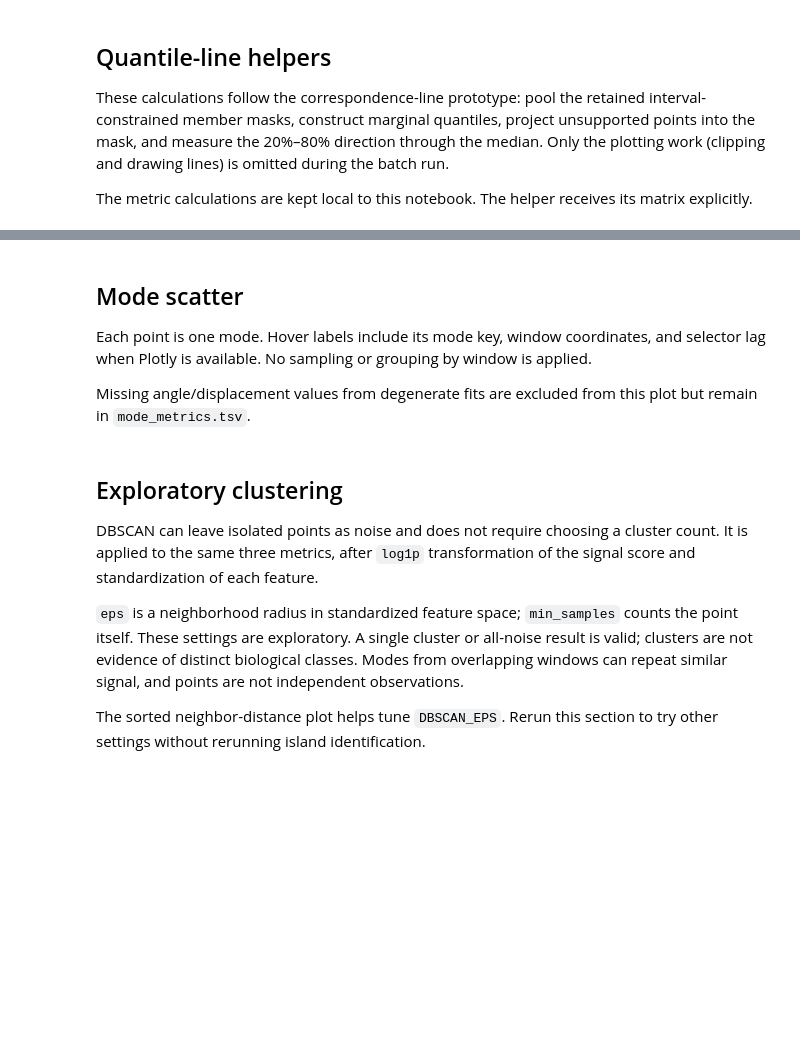
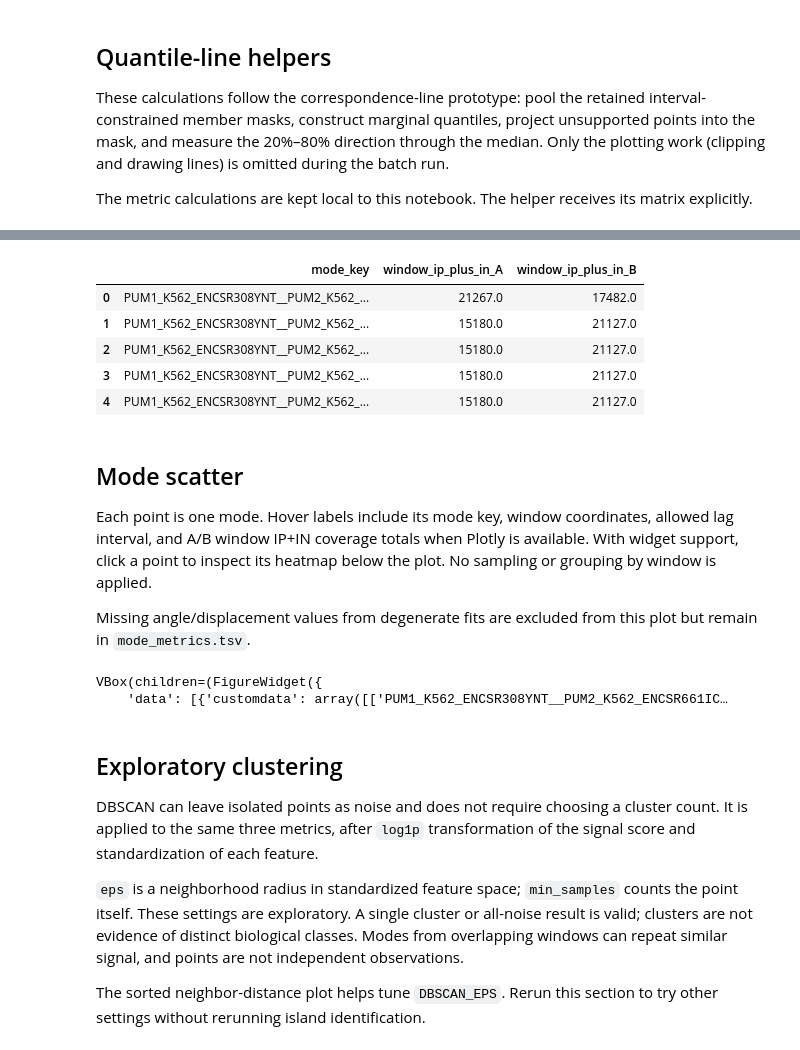
Before and after one commit to Raif-fl/plip_plop, a Jupyter notebook: matrix_correspondance/mode_landscape.ipynb, the cells around one changed output, grey strips where cells are left out. Drawn from its saved outputs; the diff is of its cells as text; code cells hidden in the pictures; blank space fills up the shorter version.

```diff
--- a/matrix_correspondance/mode_landscape.ipynb
+++ b/matrix_correspondance/mode_landscape.ipynb
@@ -68,6 +69,7 @@ QUANTILE_PARAMETERS = dict(n_points=128, signal_influence=1.0, signal_power=1.0,
 ANGLE_QUANTILES = (0.20, 0.80)
 
 PILOT_WINDOWS = 20
+N_WORKERS = 8
 CHECKPOINT_WINDOWS = 100
 CHECKPOINT_SECONDS = 30
 STOP_ON_ERROR = True
@@ -595,0 +601,35 @@ plt.show()
+# %%
+COUNT_COLUMNS = ["window_ip_A", "window_in_A", "window_ip_B", "window_in_B",
+                 "window_ip_plus_in_A", "window_ip_plus_in_B"]
+
+# Sum unnormalized coverage across positions and replicates.
+window_counts = window_metadata[["comparison_key", "window_idx"]].copy()
+indices = window_counts["window_idx"].to_numpy(dtype=int)
+for side in ("A", "B"):
+    for group in ("ip", "in"):
+        window_counts[f"window_{group}_{side}"] = raw_arrays[f"{group}_{side}"].sum(axis=(1, 2), dtype=float)[indices]
+    window_counts[f"window_ip_plus_in_{side}"] = window_counts[f"window_ip_{side}"] + window_counts[f"window_in_{side}"]
+
+def add_window_counts(table):
+    """Attach coverage totals by comparison and original window index."""
+    keys = ["comparison_key", "window_idx"]
+    lookup = window_counts.set_index(keys)
+    requested = pd.MultiIndex.from_frame(table[keys])
+    if not requested.isin(lookup.index).all():
+        raise ValueError("The table contains windows outside the loaded comparison.")
+    counts = lookup.reindex(requested)
+    result = table.copy()
+    for column in COUNT_COLUMNS:
+        result[column] = counts[column].to_numpy()
+    return result
+
+mode_metrics = add_window_counts(mode_metrics)
+write_tsv(mode_metrics, RUN_DIR / "mode_metrics.tsv")
+display(mode_metrics[["mode_key", "window_ip_plus_in_A", "window_ip_plus_in_B"]].head())
+# %% [output]
+|  | mode_key | window_ip_plus_in_A | window_ip_plus_in_B |
+| 0 | PUM1_K562_ENCSR308YNT__PUM2_K562_... | 21267.0 | 17482.0 |
+| 1 | PUM1_K562_ENCSR308YNT__PUM2_K562_... | 15180.0 | 21127.0 |
+| 2 | PUM1_K562_ENCSR308YNT__PUM2_K562_... | 15180.0 | 21127.0 |
+| 3 | PUM1_K562_ENCSR308YNT__PUM2_K562_... | 15180.0 | 21127.0 |
+| 4 | PUM1_K562_ENCSR308YNT__PUM2_K562_... | 15180.0 | 21127.0 |
@@ -596,7 +749,7 @@ plt.show()
 # %% [markdown]
 ## Mode scatter
 
-Each point is one mode. Hover labels include its mode key, window coordinates, and selector lag when Plotly is available. No sampling or grouping by window is applied.
+Each point is one mode. Hover labels include its mode key, window coordinates, allowed lag interval, and A/B window IP+IN coverage totals when Plotly is available. With widget support, click a point to inspect its heatmap below the plot. No sampling or grouping by window is applied.
 
 Missing angle/displacement values from degenerate fits are excluded from this plot but remain in `mode_metrics.tsv`.
 # %%
@@ -606,6 +759,8 @@ def valid_mode_rows(table):
 
 
 def plot_mode_scatter(table, name, clustered=False):
+    if not {"window_ip_plus_in_A", "window_ip_plus_in_B"}.issubset(table.columns):
+        table = add_window_counts(table)
     plotted = table.loc[valid_mode_rows(table)].copy()
     if plotted.empty:
         print("No finite mode metrics are available to plot.")
@@ -615,20 +770,21 @@ def plot_mode_scatter(table, name, clustered=False):
         plotted["cluster_label"] = plotted["cluster"].map(lambda label: "Noise" if label == -1 else f"Cluster {int(label)}")
 
     labels = dict(angle_deg="Angle offset (degrees)", displacement_nt="Box-relative displacement (nt)",
-                  log1p_signal="log1p(shape-adjusted signal)", cluster_label="DBSCAN")
+                  log1p_signal="log1p(shape-adjusted signal)", cluster_label="DBSCAN",
+                  window_ip_plus_in_A="A IP+IN (coverage sum)", window_ip_plus_in_B="B IP+IN (coverage sum)")
     if px is not None:
         figure = px.scatter_3d(
             plotted, x="angle_deg", y="displacement_nt", z="log1p_signal",
             color="cluster_label" if clustered else None, opacity=0.7,
             color_discrete_map={"Noise": "#a0a0a0"}, labels=labels,
-            hover_name="mode_key", hover_data=["window_idx", "mode_id", "chrom", "start", "end",
-                "strand", "n_islands", "selector_lag_nt", "median_lag_b_minus_a", "total_shape_adjusted_signal"],
+            custom_data=["mode_key"],
+            hover_name="mode_key", hover_data=["window_idx", "window_ip_plus_in_A", "window_ip_plus_in_B"],
             title="Modes across one comparison" + (" — DBSCAN" if clustered else "")
         )
         figure.update_traces(marker_size=3)
         figure.update_layout(height=720)
         figure.write_html(RUN_DIR / f"{name}.html", include_plotlyjs=True)
-        figure.show()
+        figure = display_mode_scatter(figure)
     else:
         figure = plt.figure(figsize=(10, 7))
         axis = figure.add_subplot(111, projection="3d")
@@ -647,3 +803,6 @@ def plot_mode_scatter(table, name, clustered=False):
 
 
 scatter = plot_mode_scatter(mode_metrics, "mode_scatter")
+# %% [output]
+VBox(children=(FigureWidget({
+    'data': [{'customdata': array([['PUM1_K562_ENCSR308YNT__PUM2_K562_ENCSR661IC…
```
Also changed, not shown: parts of 15 cells of this notebook, 43 other files.
